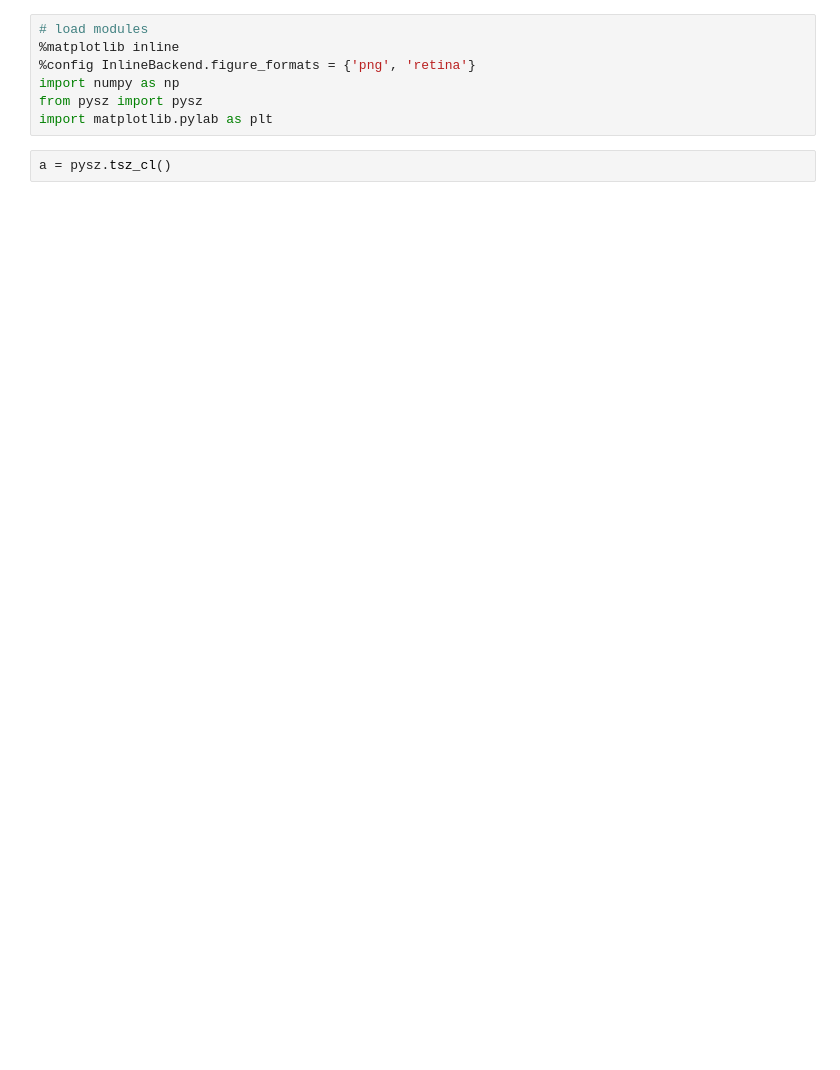
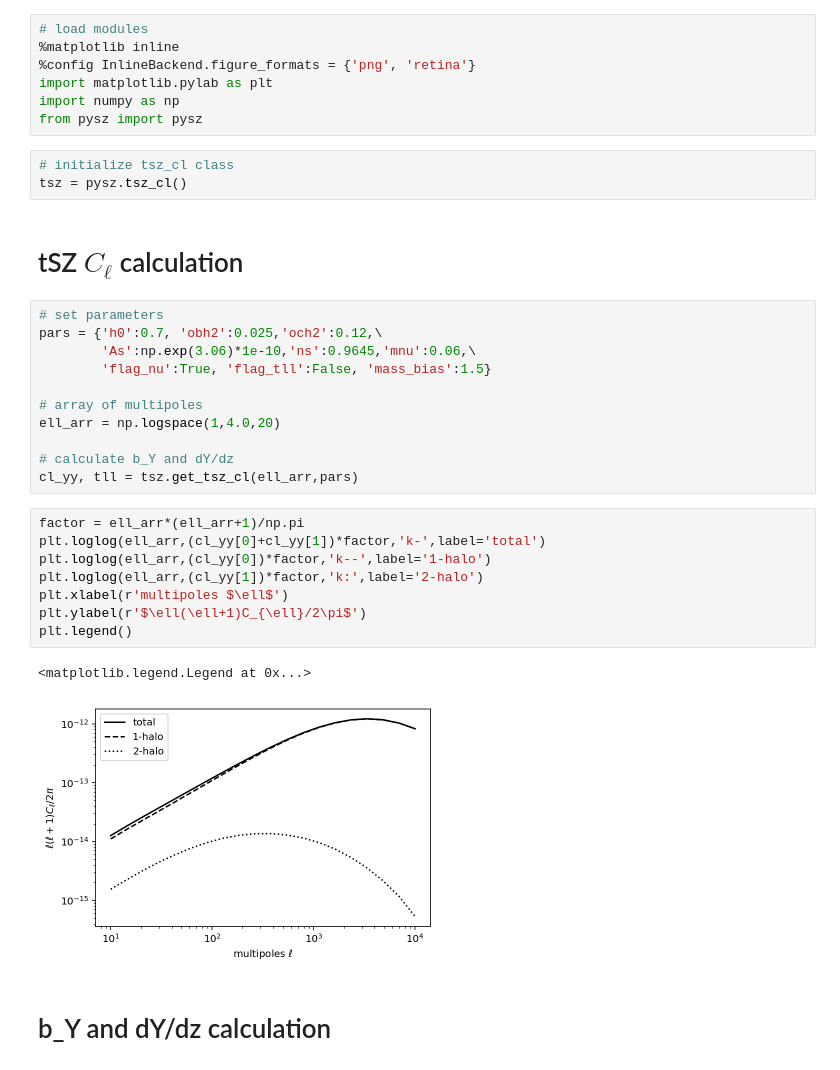
Before and after one commit to ryumakiya/pysz, a Jupyter notebook: pysz_usage.ipynb, the cells around one changed output. Drawn from its saved outputs; the diff is of its cells as text; blank space fills up the shorter version.

```diff
--- a/pysz_usage.ipynb
+++ b/pysz_usage.ipynb
@@ -2,9 +2,36 @@
 # load modules
 %matplotlib inline
 %config InlineBackend.figure_formats = {'png', 'retina'}
+import matplotlib.pylab as plt
 import numpy as np
 from pysz import pysz
-import matplotlib.pylab as plt
-# %%
-a = pysz.tsz_cl()
+# %%
+# initialize tsz_cl class
+tsz = pysz.tsz_cl()
+# %% [markdown]
+# tSZ $C_{\ell}$ calculation
+# %%
+# set parameters
+pars = {'h0':0.7, 'obh2':0.025,'och2':0.12,\
+        'As':np.exp(3.06)*1e-10,'ns':0.9645,'mnu':0.06,\
+        'flag_nu':True, 'flag_tll':False, 'mass_bias':1.5}
+
+# array of multipoles
+ell_arr = np.logspace(1,4.0,20)
+
+# calculate b_Y and dY/dz
+cl_yy, tll = tsz.get_tsz_cl(ell_arr,pars)
+# %%
+factor = ell_arr*(ell_arr+1)/np.pi
+plt.loglog(ell_arr,(cl_yy[0]+cl_yy[1])*factor,'k-',label='total')
+plt.loglog(ell_arr,(cl_yy[0])*factor,'k--',label='1-halo')
+plt.loglog(ell_arr,(cl_yy[1])*factor,'k:',label='2-halo')
+plt.xlabel(r'multipoles $\ell$')
+plt.ylabel(r'$\ell(\ell+1)C_{\ell}/2\pi$')
+plt.legend()
+# %% [output]
+<matplotlib.legend.Legend at 0x...>
+[figure, added]
+# %% [markdown]
+# b_Y and dY/dz calculation
 # %%
```
Also changed, not shown: parts of 3 cells of this notebook, 1 other file.
